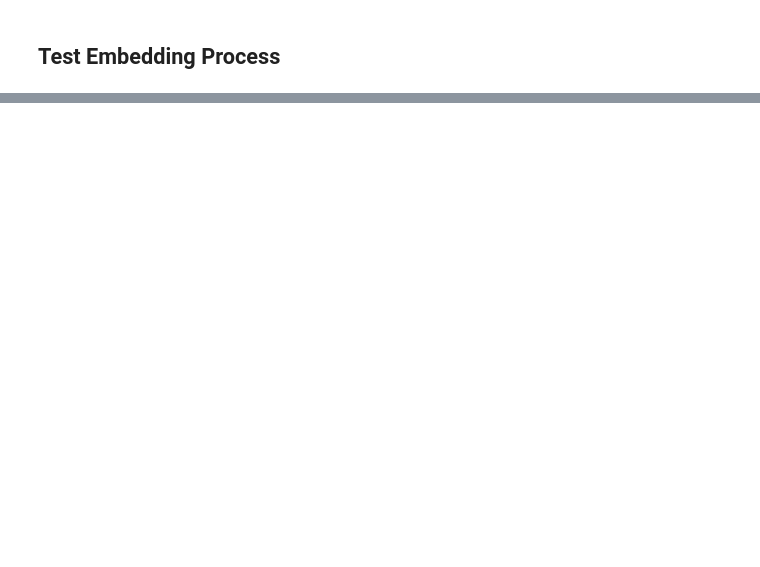
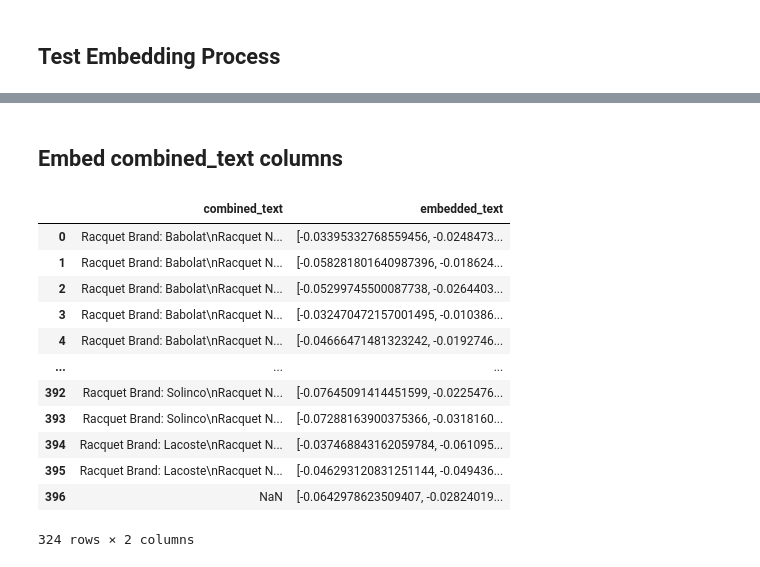
Before and after one commit to r0hankrishnan/racket-semantic-search, a Jupyter notebook: notebooks/06-rk-racquet-preprocessing.ipynb, the cells around one changed output, grey strips where cells are left out. Drawn from its saved outputs; the diff is of its cells as text; code cells hidden in the pictures; blank space fills up the shorter version.

```diff
--- a/notebooks/06-rk-racquet-preprocessing.ipynb
+++ b/notebooks/06-rk-racquet-preprocessing.ipynb
@@ -98,0 +166,2 @@ print(similarities) # First three should be more similar to each other than the
+# %% [markdown]
+## Embed combined_text columns
@@ -98,0 +181,16 @@ print(similarities) # First three should be more similar to each other than the
+# %%
+df[["combined_text", "embedded_text"]]
+# %% [output]
+|  | combined_text | embedded_text |
+| 0 | Racquet Brand: Babolat\nRacquet N... | [-0.03395332768559456, -0.0248473... |
+| 1 | Racquet Brand: Babolat\nRacquet N... | [-0.058281801640987396, -0.018624... |
+| 2 | Racquet Brand: Babolat\nRacquet N... | [-0.05299745500087738, -0.0264403... |
+| 3 | Racquet Brand: Babolat\nRacquet N... | [-0.032470472157001495, -0.010386... |
+| 4 | Racquet Brand: Babolat\nRacquet N... | [-0.04666471481323242, -0.0192746... |
+| ... | ... | ... |
+| 392 | Racquet Brand: Solinco\nRacquet N... | [-0.07645091414451599, -0.0225476... |
+| 393 | Racquet Brand: Solinco\nRacquet N... | [-0.07288163900375366, -0.0318160... |
+| 394 | Racquet Brand: Lacoste\nRacquet N... | [-0.037468843162059784, -0.061095... |
+| 395 | Racquet Brand: Lacoste\nRacquet N... | [-0.046293120831251144, -0.049436... |
+| 396 | NaN | [-0.0642978623509407, -0.02824019... |
+324 rows × 2 columns
```
Also changed, not shown: parts of 12 cells of this notebook.
